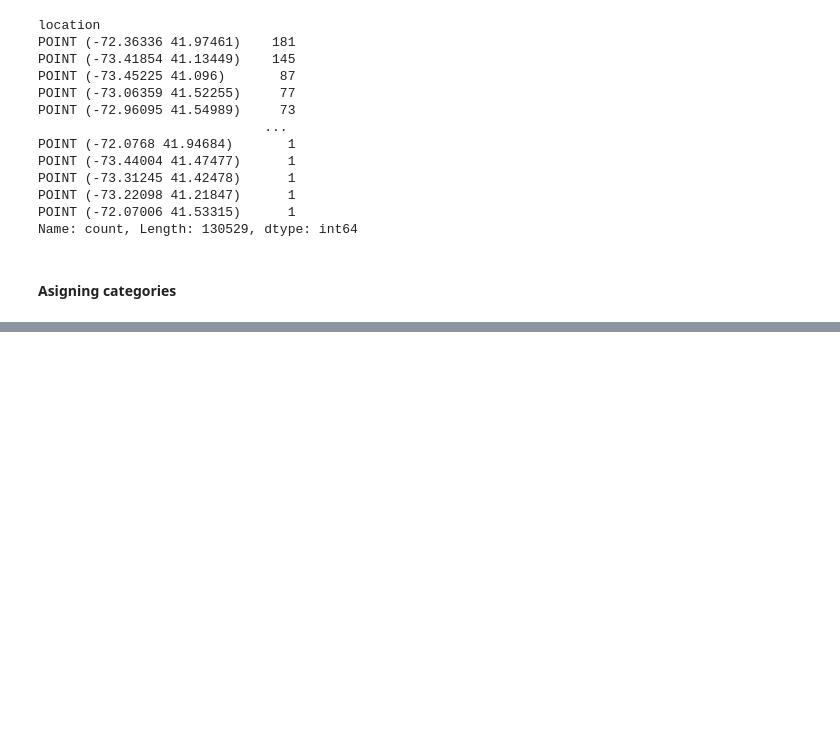
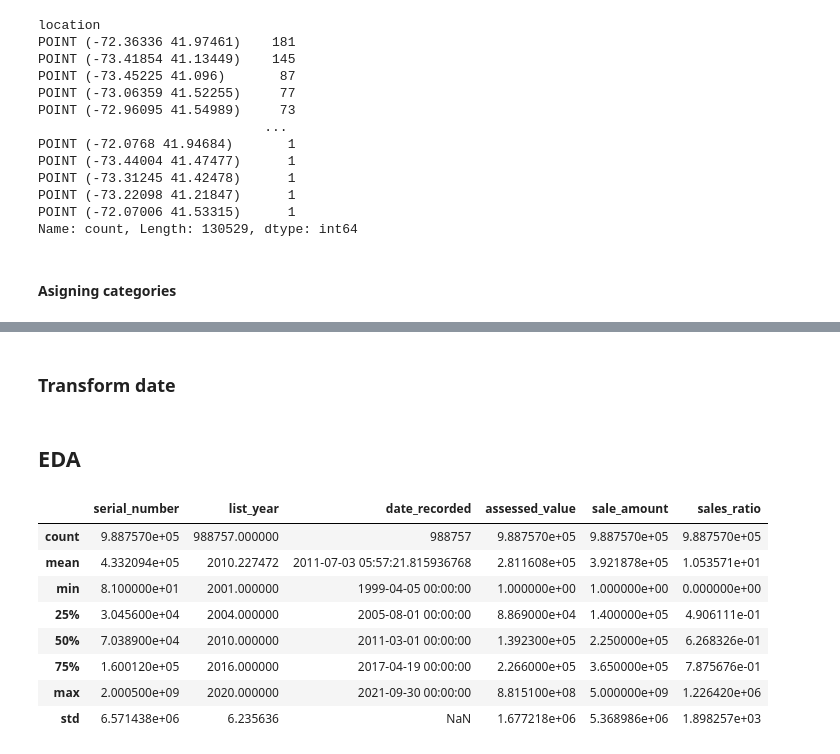
Before and after one commit to luiscberrocal/hacktoberfest-2023, a Jupyter notebook: kaggle/Wrangling House Price data.ipynb, the cells around one changed output, grey strips where cells are left out. Drawn from its saved outputs; the diff is of its cells as text; code cells hidden in the pictures; blank space fills up the shorter version.

```diff
--- a/kaggle/Wrangling House Price data.ipynb
+++ b/kaggle/Wrangling House Price data.ipynb
@@ -214 +214,3 @@ dtypes: category(4), float64(3), int64(2), object(5)
 memory usage: 80.8+ MB
+# %% [markdown]
+### Transform date
@@ -214,0 +219,14 @@ memory usage: 80.8+ MB
+# %% [markdown]
+## EDA
+# %%
+df.describe()
+# %% [output]
+|  | serial_number | list_year | date_recorded | assessed_value | sale_amount | sales_ratio |
+| count | 9.887570e+05 | 988757.000000 | 988757 | 9.887570e+05 | 9.887570e+05 | 9.887570e+05 |
+| mean | 4.332094e+05 | 2010.227472 | 2011-07-03 05:57:21.815936768 | 2.811608e+05 | 3.921878e+05 | 1.053571e+01 |
+| min | 8.100000e+01 | 2001.000000 | 1999-04-05 00:00:00 | 1.000000e+00 | 1.000000e+00 | 0.000000e+00 |
+| 25% | 3.045600e+04 | 2004.000000 | 2005-08-01 00:00:00 | 8.869000e+04 | 1.400000e+05 | 4.906111e-01 |
+| 50% | 7.038900e+04 | 2010.000000 | 2011-03-01 00:00:00 | 1.392300e+05 | 2.250000e+05 | 6.268326e-01 |
+| 75% | 1.600120e+05 | 2016.000000 | 2017-04-19 00:00:00 | 2.266000e+05 | 3.650000e+05 | 7.875676e-01 |
+| max | 2.000500e+09 | 2020.000000 | 2021-09-30 00:00:00 | 8.815100e+08 | 5.000000e+09 | 1.226420e+06 |
+| std | 6.571438e+06 | 6.235636 | NaN | 1.677218e+06 | 5.368986e+06 | 1.898257e+03 |
```
Also changed, not shown: parts of 14 cells of this notebook.
